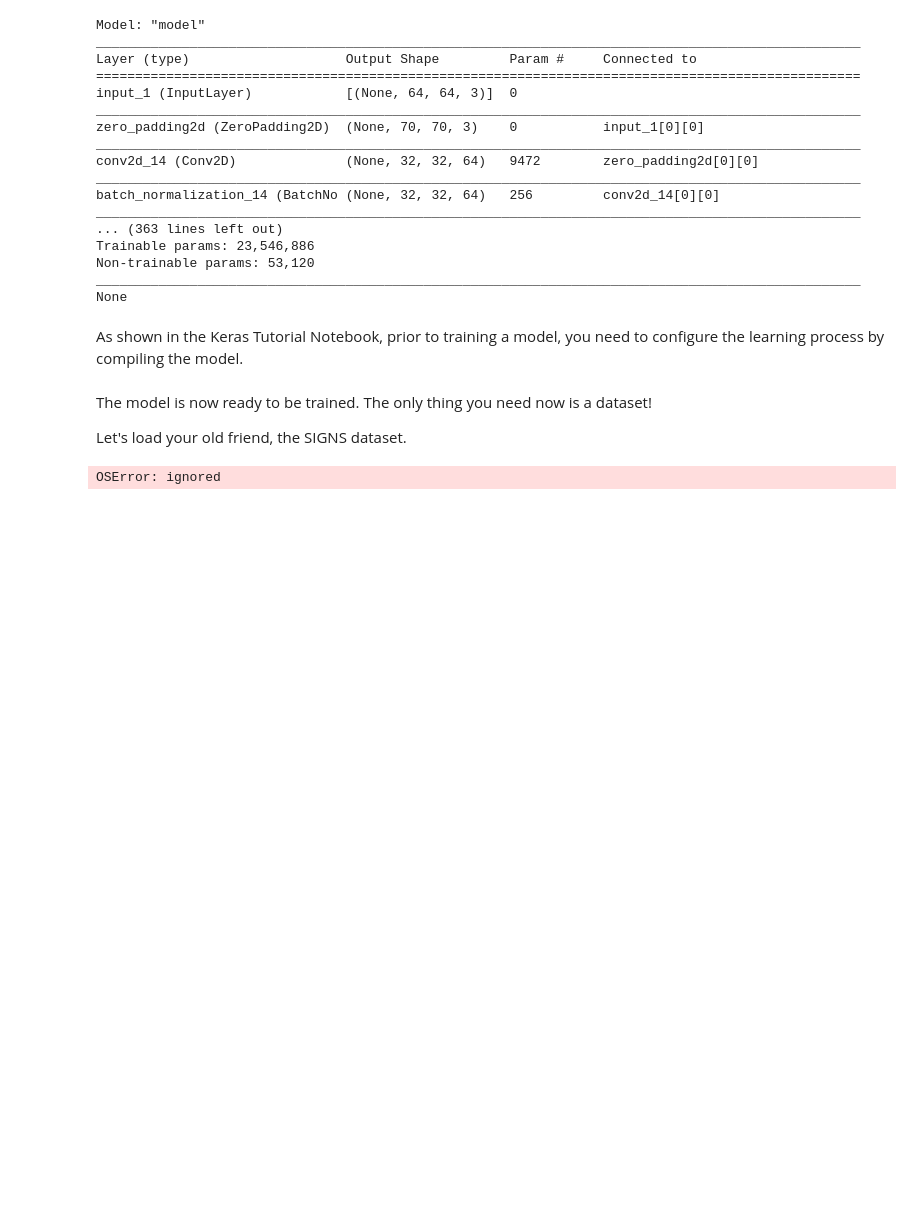
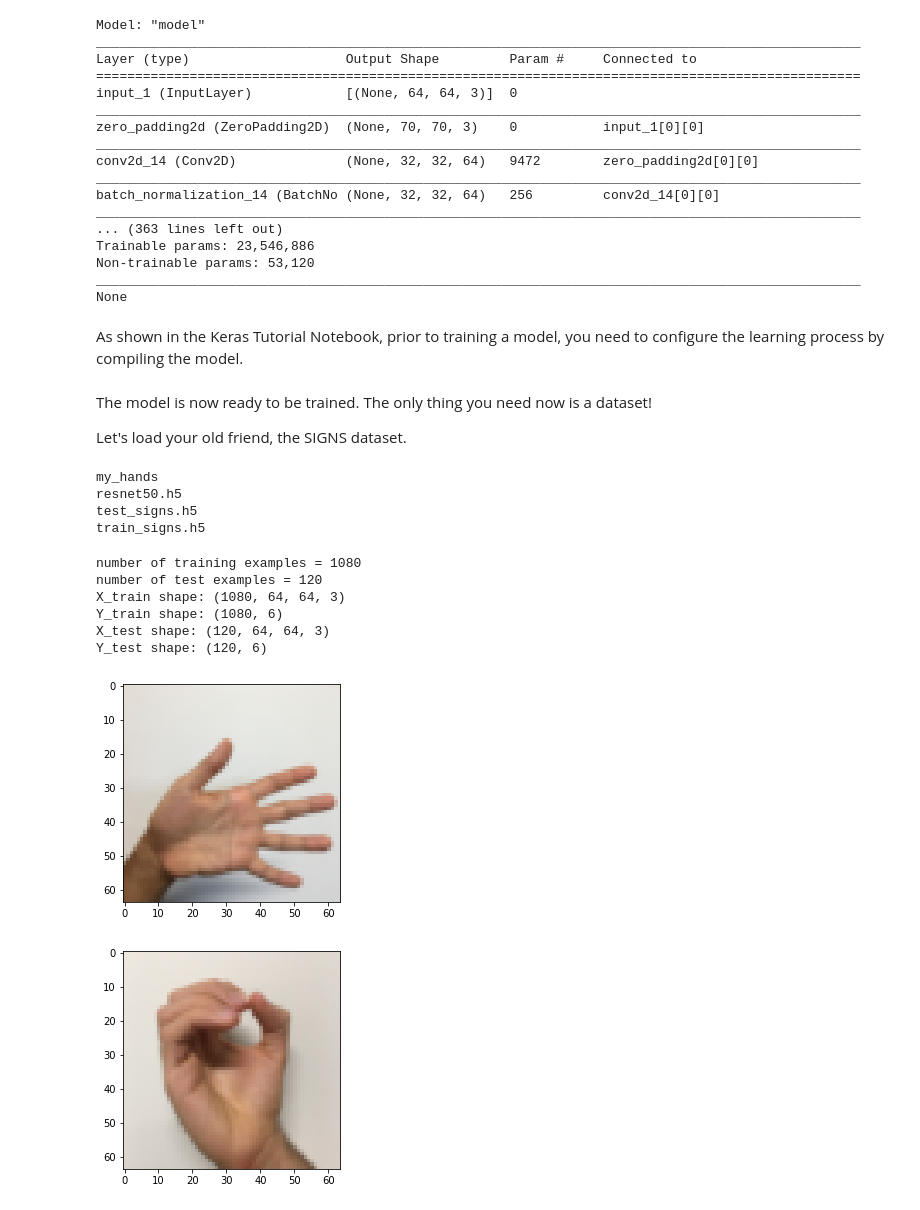
Before and after one commit to konstanzer/deep-learning, a Jupyter notebook: res_net.ipynb, the cells around one changed output. Drawn from its saved outputs; the diff is of its cells as text; code cells hidden in the pictures; blank space fills up the shorter version.

```diff
--- a/res_net.ipynb
+++ b/res_net.ipynb
@@ -467,26 +467,38 @@ The model is now ready to be trained. The only thing you need now is a dataset!
 Let's load your old friend, the SIGNS dataset.
 # %%
 import h5py
+#https://www.kaggle.com/ayanmaity/hand-sign-resnet
 # Input data files are available in the "../input/" directory.
 # For example, running this (by clicking run or pressing Shift+Enter) will list the files in the input directory
+from subprocess import check_output
 
-from subprocess import check_output
+path = "/content/drive/MyDrive/Colab Notebooks/data/handsigns/"
+print(check_output(["ls", path]).decode("utf8"))
+# %% [output]
+my_hands
+resnet50.h5
+test_signs.h5
+train_signs.h5
 # %%
 def load_dataset():
-  train_dataset = h5py.File('../input/hand-sign/train_signs.h5', "r")
-  train_set_x_orig = np.array(train_dataset["train_set_x"][:]) # your train set features
-  train_set_y_orig = np.array(train_dataset["train_set_y"][:]) # your train set labels
+  train_dataset = h5py.File(path+'train_signs.h5', "r")
 
-  test_dataset = h5py.File('../input/hand-sign-test/test_signs.h5', "r")
-  test_set_x_orig = np.array(test_dataset["test_set_x"][:]) # your test set features
-  test_set_y_orig = np.array(test_dataset["test_set_y"][:]) # your test set labels
+  #x_train = tf.data.Dataset.from_tensor_slices(train_dataset['train_set_x'])
+  #y_train = tf.data.Dataset.from_tensor_slices(train_dataset['train_set_y'])
 
-  #classes = np.array(test_dataset["list_classes"][:]) # the list of classes
+  #x_test = tf.data.Dataset.from_tensor_slices(test_dataset['test_set_x'])
+  #y_test = tf.data.Dataset.from_tensor_slices(test_dataset['test_set_y'])
 
-  train_set_y_orig = train_set_y_orig.reshape((1, train_set_y_orig.shape[0]))
-  test_set_y_orig = test_set_y_orig.reshape((1, test_set_y_orig.shape[0]))
+  train_set_x_orig = np.array(train_dataset["train_set_x"][:])
+  train_set_y_orig = np.array(train_dataset["train_set_y"][:])
 
-  return train_set_x_orig, train_set_y_orig,test_set_x_orig,test_set_y_orig
+  test_dataset = h5py.File(path+'test_signs.h5', "r")
+  test_set_x_orig = np.array(test_dataset["test_set_x"][:])
+  test_set_y_orig = np.array(test_dataset["test_set_y"][:])
+
+  classes = np.array(test_dataset["list_classes"][:])
+
+  return train_set_x_orig, train_set_y_orig.T, test_set_x_orig, test_set_y_orig.T, classes
 # %%
 X_train_orig, Y_train_orig, X_test_orig, Y_test_orig, classes = load_dataset()
 
@@ -495,8 +507,8 @@ X_train = X_train_orig / 255.
 X_test = X_test_orig / 255.
 
 # Convert training and test labels to one hot matrices
-Y_train = convert_to_one_hot(Y_train_orig, 6).T
-Y_test = convert_to_one_hot(Y_test_orig, 6).T
+Y_train = np.array(tf.one_hot(Y_train_orig, 6)) #tensor to array, IDK
+Y_test = np.array(tf.one_hot(Y_test_orig, 6))
 
 print ("number of training examples = " + str(X_train.shape[0]))
 print ("number of test examples = " + str(X_test.shape[0]))
@@ -505,4 +517,9 @@ print ("Y_train shape: " + str(Y_train.shape))
 print ("X_test shape: " + str(X_test.shape))
 print ("Y_test shape: " + str(Y_test.shape))
 # %% [output]
-OSError: ignored
+number of training examples = 1080
+number of test examples = 120
+X_train shape: (1080, 64, 64, 3)
+Y_train shape: (1080, 6)
+X_test shape: (120, 64, 64, 3)
+Y_test shape: (120, 6)
@@ -518,0 +526,7 @@ y_test = tf.data.Dataset.from_tensor_slices(test_dataset['test_set_y'])
+# %%
+imshow(X_train_orig[0])
+plt.show()
+imshow(X_train_orig[1]);
+# %% [output]
+[figure, added]
+[figure, added]
```
Also changed, not shown: parts of 14 cells of this notebook.
